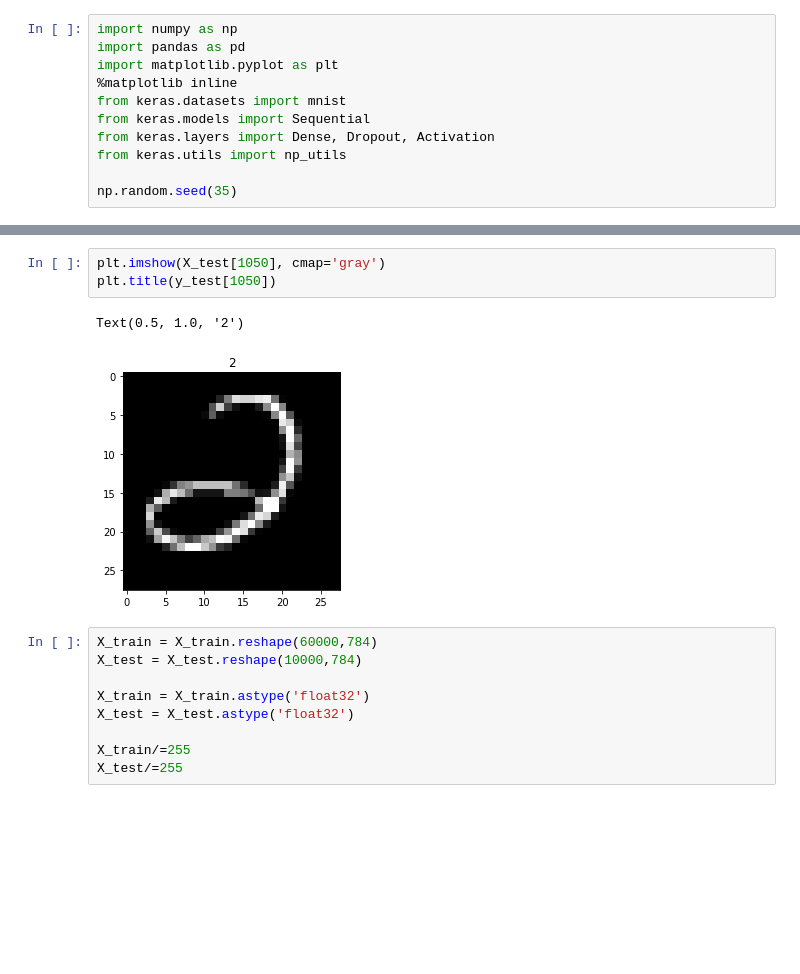
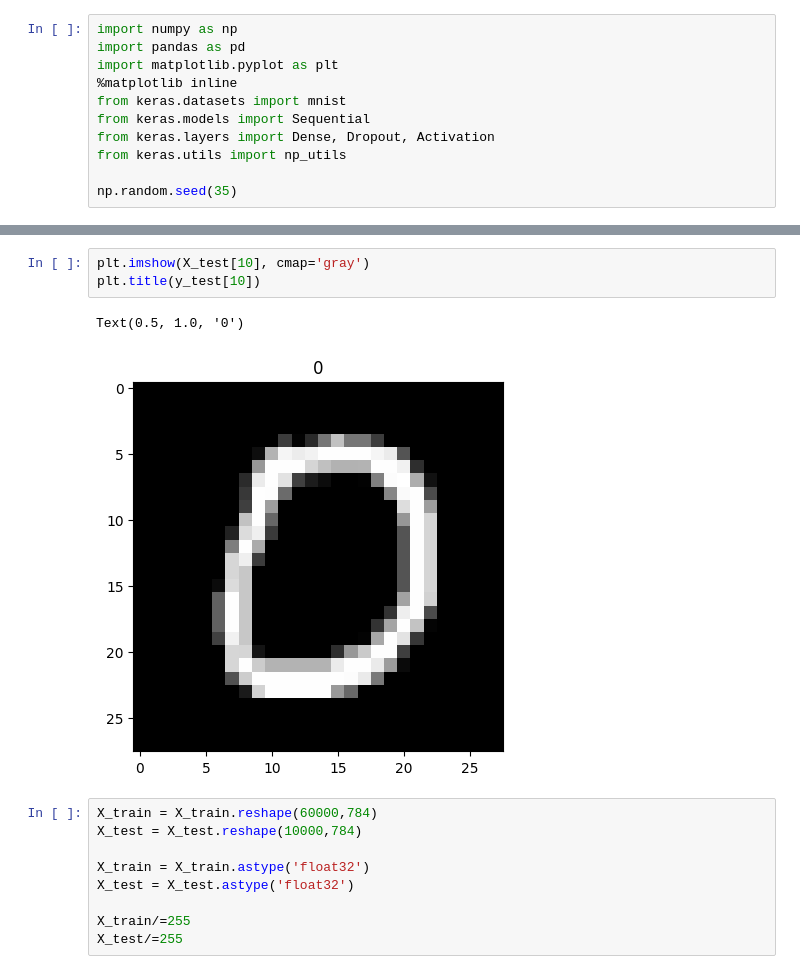
Before and after one commit to mohanrajmit/DL-Training, a Jupyter notebook: MNIST_keras.ipynb, the cells around one changed output, grey strips where cells are left out. Drawn from its saved outputs; the diff is of its cells as text; blank space fills up the shorter version.

```diff
--- a/MNIST_keras.ipynb
+++ b/MNIST_keras.ipynb
@@ -25,11 +25,11 @@ y_train original shape (60000,)
 X_test original shape (10000, 28, 28)
 y_test original shape (10000,)
 # %%
-plt.imshow(X_test[1050], cmap='gray')
-plt.title(y_test[1050])
+plt.imshow(X_test[10], cmap='gray')
+plt.title(y_test[10])
 # %% [output]
-Text(0.5, 1.0, '2')
+Text(0.5, 1.0, '0')
-[figure, old version]
+[figure, new version]
 # %%
 X_train = X_train.reshape(60000,784)
 X_test = X_test.reshape(10000,784)
```
Also changed, not shown: parts of 16 cells of this notebook.
